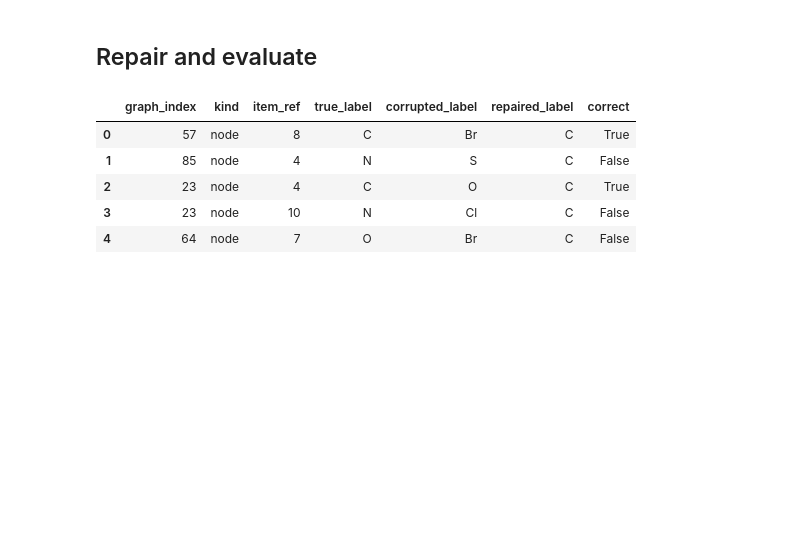
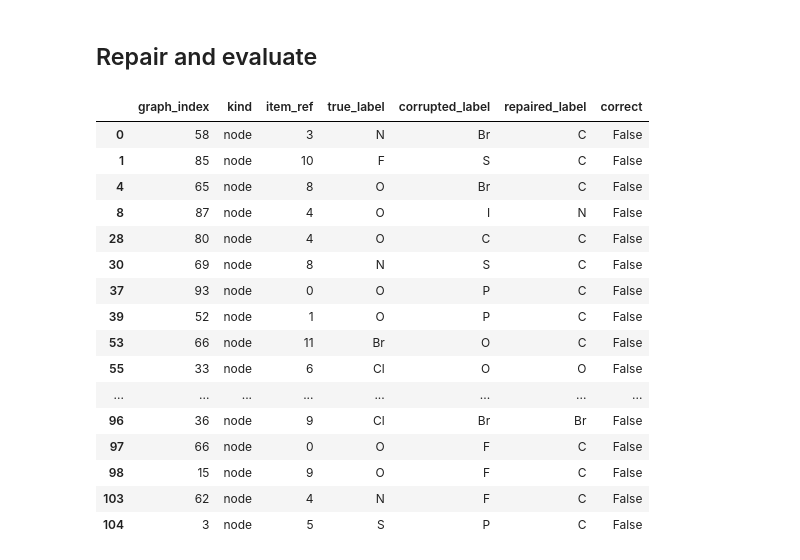
Before and after one commit to fabriziocosta/abstractgraph-ml, a Jupyter notebook: notebooks/examples/example_graph_label_repair_zinc.ipynb, the cells around one changed output. Drawn from its saved outputs; the diff is of its cells as text; code cells hidden in the pictures; blank space fills up the shorter version.

```diff
--- a/notebooks/examples/example_graph_label_repair_zinc.ipynb
+++ b/notebooks/examples/example_graph_label_repair_zinc.ipynb
@@ -63,12 +68,16 @@ test_size = 100
 corruption_fraction = 0.10
 
 query_label = "?"
+n_iteration = 2
 nbits = 14
 random_state = 0
 
-decomposition_function = neighborhood(radius=(0, 3))
+nsppk_radius = 1
+nsppk_distance = 4
+nsppk_connector = 0
+
 classifier = RandomForestClassifier(
-    n_estimators=200,
+    n_estimators=300,
     min_samples_leaf=1,
     class_weight="balanced_subsample",
     n_jobs=-1,
@@ -120,11 +142,12 @@ print("test graphs:", len(test_graphs))
 # %% [markdown]
 ## Fit label repair estimator
 # %%
-transformer = AbstractGraphTransformer(
+transformer = NSPPK(
+    radius=nsppk_radius,
+    distance=nsppk_distance,
+    connector=nsppk_connector,
     nbits=nbits,
-    decomposition_function=decomposition_function,
-    return_dense=False,
-    n_jobs=-1,
+    parallel=True,
 )
 
 base_graph_estimator = GraphEstimator(
@@ -137,9 +160,14 @@ base_graph_estimator = GraphEstimator(
 repair_estimator = GraphLabelRepairEstimator(
     graph_estimator=base_graph_estimator,
     query_label=query_label,
+    n_iteration=n_iteration,
 )
 
 repair_estimator.fit(train_graphs)
 
+print("repair iterations:", n_iteration)
+print("NSPPK radius:", nsppk_radius)
+print("NSPPK distance:", nsppk_distance)
+print("NSPPK connector:", nsppk_connector)
 print("node classifier fitted:", repair_estimator.node_graph_estimator_ is not None)
 print("edge classifier fitted:", repair_estimator.edge_graph_estimator_ is not None)
@@ -258,26 +306,37 @@ display(corruption_df.head())
 # %%
 repaired_test_graphs = repair_estimator.transform(corrupted_test_graphs)
 
 
 def repaired_label(graphs, record):
     graph = graphs[int(record["graph_index"])]
     if record["kind"] == "node":
         return graph.nodes[record["item_ref"]].get("label")
     return get_edge_label(graph, record["item_ref"])
 
 
-eval_df = corruption_df.copy()
+eval_df = corruption_df.loc[corruption_df["true_label"] != "C"].copy()
 eval_df["repaired_label"] = [repaired_label(repaired_test_graphs, record) for record in eval_df.to_dict("records")]
 eval_df["correct"] = eval_df["true_label"] == eval_df["repaired_label"]
 
-display(eval_df.head())
+display(eval_df.head(30))
 # %% [output]
 |  | graph_index | kind | item_ref | true_label | corrupted_label | repaired_label | correct |
-| 0 | 57 | node | 8 | C | Br | C | True |
-| 1 | 85 | node | 4 | N | S | C | False |
-| 2 | 23 | node | 4 | C | O | C | True |
-| 3 | 23 | node | 10 | N | Cl | C | False |
-| 4 | 64 | node | 7 | O | Br | C | False |
+| 0 | 58 | node | 3 | N | Br | C | False |
+| 1 | 85 | node | 10 | F | S | C | False |
+| 4 | 65 | node | 8 | O | Br | C | False |
+| 8 | 87 | node | 4 | O | I | N | False |
+| 28 | 80 | node | 4 | O | C | C | False |
+| 30 | 69 | node | 8 | N | S | C | False |
+| 37 | 93 | node | 0 | O | P | C | False |
+| 39 | 52 | node | 1 | O | P | C | False |
+| 53 | 66 | node | 11 | Br | O | C | False |
+| 55 | 33 | node | 6 | Cl | O | O | False |
+| ... | ... | ... | ... | ... | ... | ... | ... |
+| 96 | 36 | node | 9 | Cl | Br | Br | False |
+| 97 | 66 | node | 0 | O | F | C | False |
+| 98 | 15 | node | 9 | O | F | C | False |
+| 103 | 62 | node | 4 | N | F | C | False |
+| 104 | 3 | node | 5 | S | P | C | False |
 # %%
 def metric_row(frame, label):
     if frame.empty:
```
Also changed, not shown: parts of 8 cells of this notebook, 2 other files.
